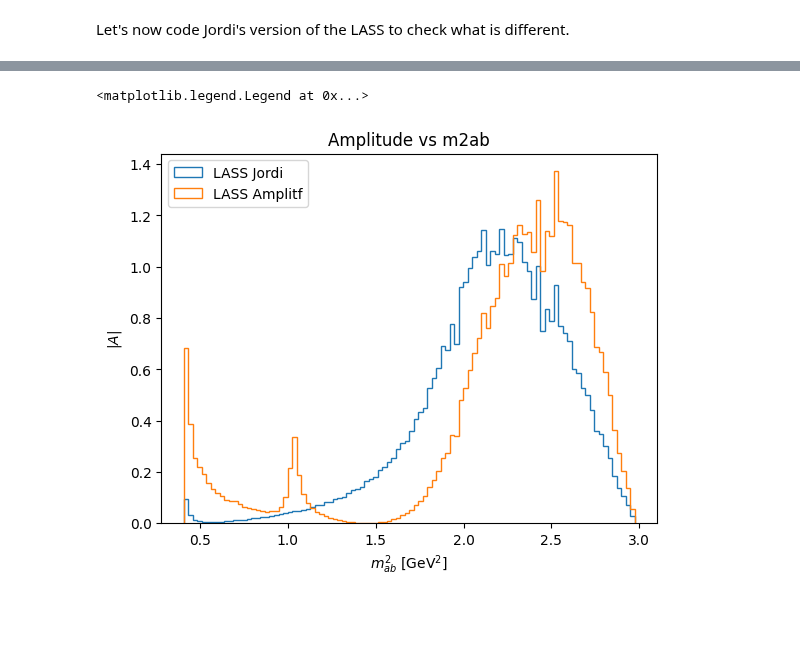
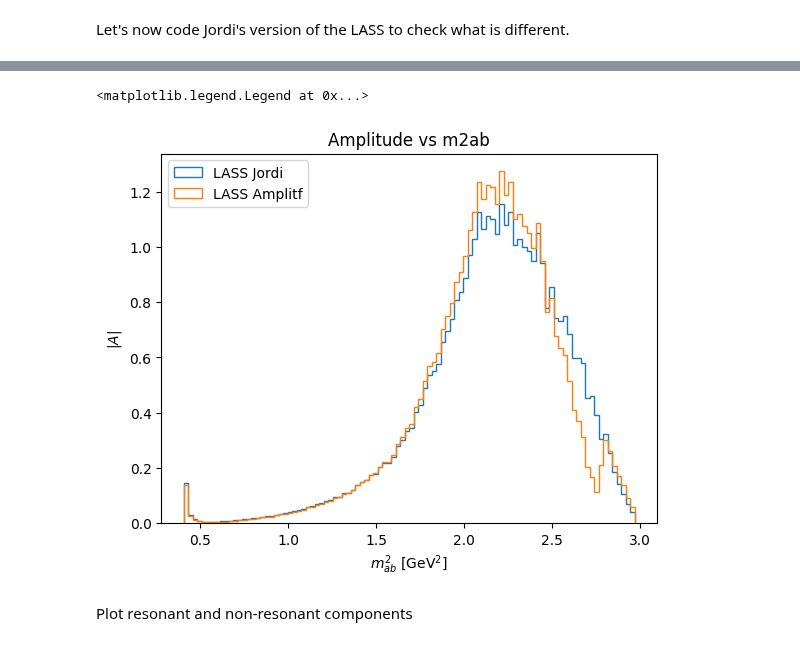
Before and after one commit to cpviolation/tfa_examples, a Jupyter notebook: notebooks/LASS.ipynb, the cells around one changed output, grey strips where cells are left out. Cells and saved outputs as stored; diff of their text form; code cells hidden in the pictures; blank space fills up the shorter version.

```diff
--- a/notebooks/LASS.ipynb
+++ b/notebooks/LASS.ipynb
@@ -221,7 +214,7 @@ def LASS_jordi_tf(m2, a, r, m0, gamma0, ma, mb, amp_res, amp_nr, phase_res, phas
     cot_delta_beta = atfi.const(1.0) / a / q + atfi.const(0.5) * r * q
     #delta_beta = atfi.atan(1.0 / cot_delta_beta)
     nr = nonresonant_lass_lineshape_jd(m2, a, r, ma, mb)
-    res= atfd.resonant_lass_lineshape(m2, m0, gamma0, a, r, ma, mb)
+    res= resonant_lass_lineshape_jd(m2, m0, gamma0, a, r, ma, mb)
     lass = atfi.cast_complex(amp_res) * \
         atfi.complex( atfi.cos(phase_res + 2.0*phase_nr), atfi.sin(phase_res + 2.0*phase_nr) ) * \
              atfi.complex( q * cot_delta_beta, q ) / atfi.complex( q * cot_delta_beta, -q ) * res
@@ -272,32 +265,34 @@ def lass_jordi(mab2, _amp, _phase, _LASS_a, _LASS_r, _massR, _gammaR, _ma, _mb,
 	# Compute resonant part
     expi2deltaF = (qcot_deltaF + 1j*q)/ (qcot_deltaF - 1j*q)
 
     resonant_term_T = _R * complex(np.cos(_phiR + 2 * _phiF), np.sin(_phiR + 2 * _phiF)) * expi2deltaF * propagator_relativistic_BreitWigner * mR * gammaR * mR / pR
 
 	# Compute non-resonant part
     non_resonant_term_F = _F * complex(np.cos(_phiF), np.sin(_phiF)) * (np.cos(_phiF) + cot_deltaF * np.sin(_phiF)) * np.sqrt(s) / (qcot_deltaF - 1j*q)
 
 	# Add non-resonant and resonant terms
     LASS_contribution = non_resonant_term_F + resonant_term_T
     #LASS_contribution = resonant_term_T
 
     matrixEl = ampl * complex(np.cos(theta*pi180inv), np.sin(theta*pi180inv)) * LASS_contribution
 
     return matrixEl
 
 lass_jd = lass_jordi(phsp.m2ab(norm_sample), 1.0, 0.0, lass_a.numpy(), lass_r.numpy(),
                     lass_M.numpy(), lass_G.numpy(), mkz.numpy(), mpi.numpy(),
                     lass_R.numpy(), lass_phiR.numpy(), lass_F.numpy(), lass_phiF.numpy())
 
 
 lass_tf = LASS_jordi_tf(phsp.m2ab(norm_sample), lass_a, lass_r, lass_M, lass_G, mkz, mpi, lass_R, lass_F, lass_phiR, lass_phiF)
 plt.hist(phsp.m2ab(norm_sample), weights = np.power(np.abs(lass_jd),2), bins=100, histtype='step', label='LASS Jordi', density=True)
 plt.hist(phsp.m2ab(norm_sample), weights = atfd.density(lass_tf), bins=100, histtype='step', label='LASS Amplitf', density=True)
 plt.xlabel(r'$m_{ab}^2$ [GeV$^2$]')
 plt.ylabel(r'$|A|$')
 plt.title('Amplitude vs m2ab')
 plt.legend()
 # %% [output]
 <matplotlib.legend.Legend at 0x...>
-[figure, old version]
+[figure, new version]
+# %% [markdown]
+Plot resonant and non-resonant components
 # %%
```
Also changed, not shown: parts of 9 cells of this notebook, 1 other file.
